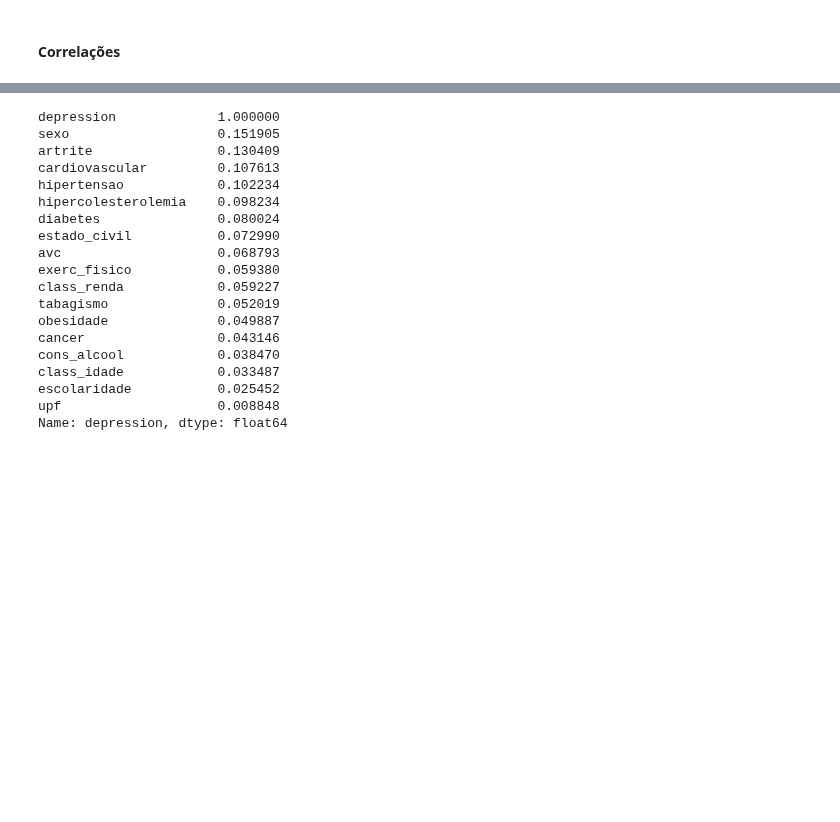
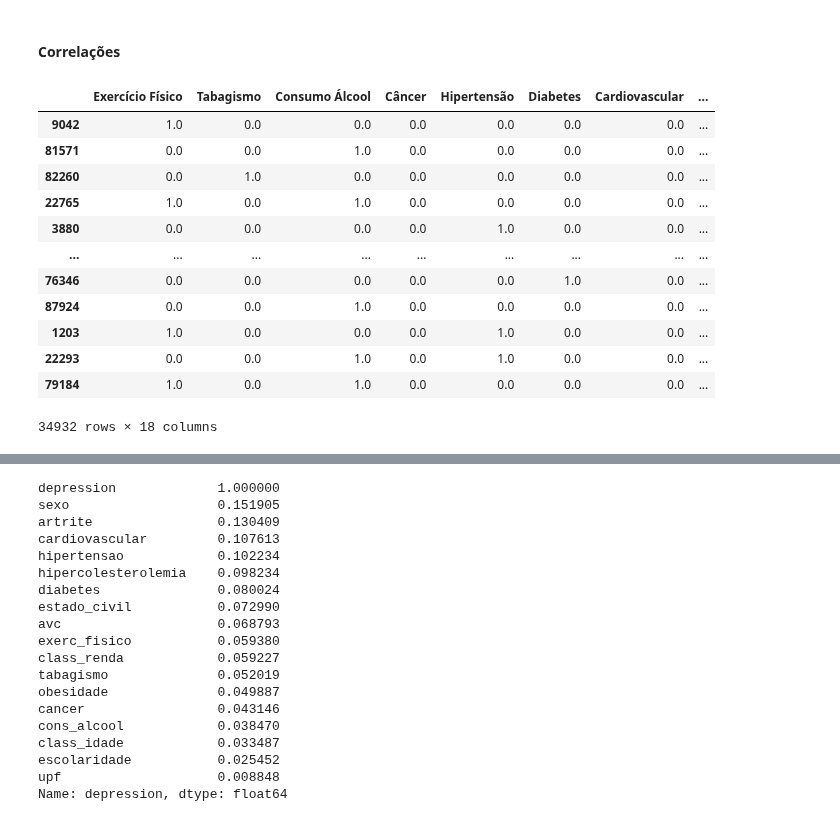
Before and after one commit to datasci4health/projects2023, a Jupyter notebook: DAGroup/notebooks/pns_depression_models.ipynb, the cells around one changed output, grey strips where cells are left out. Drawn from its saved outputs; the diff is of its cells as text; code cells hidden in the pictures; blank space fills up the shorter version.

```diff
--- a/DAGroup/notebooks/pns_depression_models.ipynb
+++ b/DAGroup/notebooks/pns_depression_models.ipynb
@@ -500,2 +384,18 @@ df_importances_all = append_df_importances(df_importances_all, df_importances, '
+# %%
+df_total
+# %% [output]
+|  | Exercício Físico | Tabagismo | Consumo Álcool | Câncer | Hipertensão | Diabetes | Cardiovascular | ... |
+| 9042 | 1.0 | 0.0 | 0.0 | 0.0 | 0.0 | 0.0 | 0.0 | ... |
+| 81571 | 0.0 | 0.0 | 1.0 | 0.0 | 0.0 | 0.0 | 0.0 | ... |
+| 82260 | 0.0 | 1.0 | 0.0 | 0.0 | 0.0 | 0.0 | 0.0 | ... |
+| 22765 | 1.0 | 0.0 | 1.0 | 0.0 | 0.0 | 0.0 | 0.0 | ... |
+| 3880 | 0.0 | 0.0 | 0.0 | 0.0 | 1.0 | 0.0 | 0.0 | ... |
+| ... | ... | ... | ... | ... | ... | ... | ... | ... |
+| 76346 | 0.0 | 0.0 | 0.0 | 0.0 | 0.0 | 1.0 | 0.0 | ... |
+| 87924 | 0.0 | 0.0 | 1.0 | 0.0 | 0.0 | 0.0 | 0.0 | ... |
+| 1203 | 1.0 | 0.0 | 0.0 | 0.0 | 1.0 | 0.0 | 0.0 | ... |
+| 22293 | 0.0 | 0.0 | 1.0 | 0.0 | 1.0 | 0.0 | 0.0 | ... |
+| 79184 | 1.0 | 0.0 | 1.0 | 0.0 | 0.0 | 0.0 | 0.0 | ... |
+34932 rows × 18 columns
 # %%
 df_total = process_df(df_train_total)
```
Also changed, not shown: parts of 25 cells of this notebook, 6 other files.
